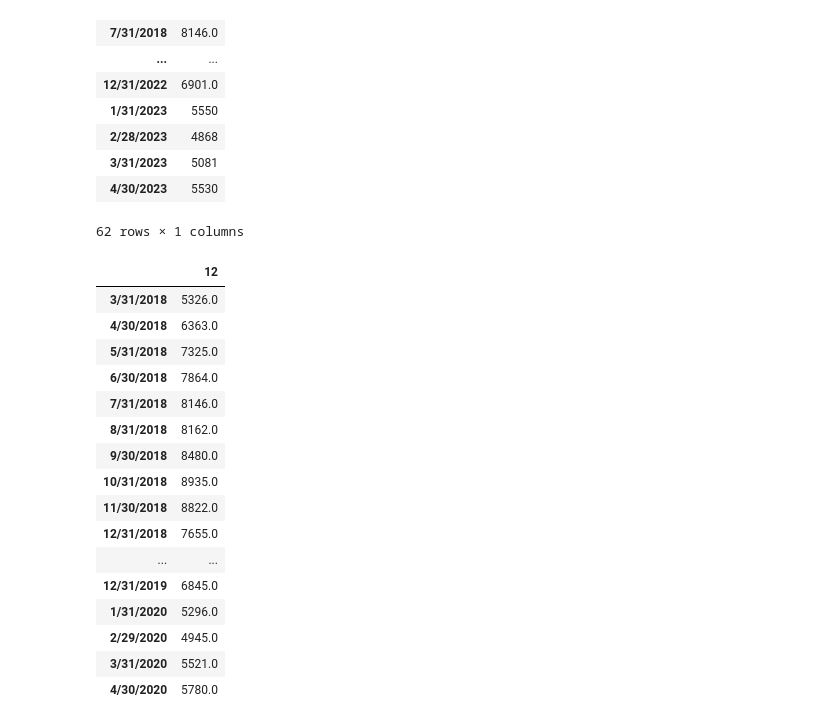
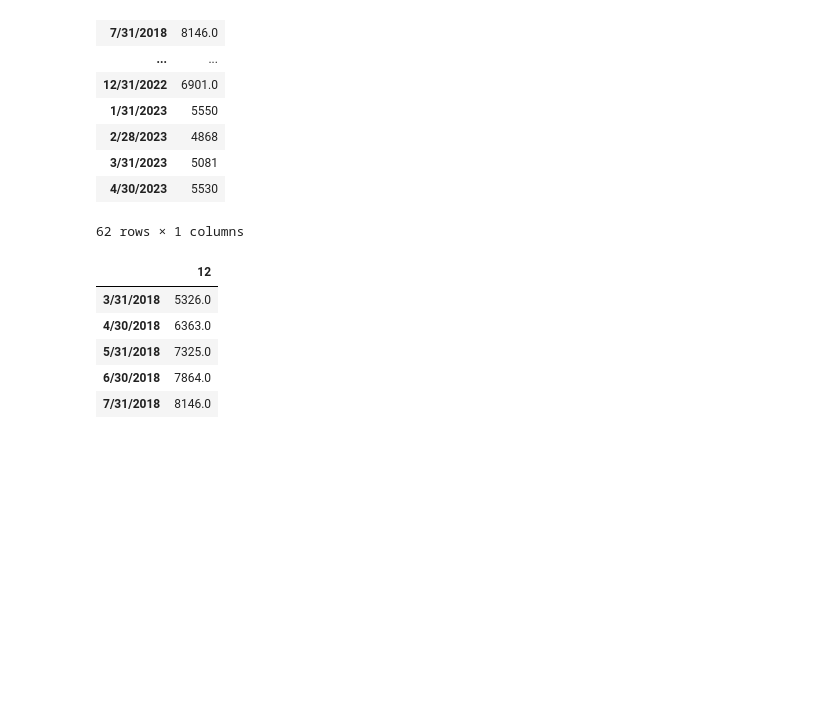
Before and after one commit to caleighteahan/Project_1, a Jupyter notebook: Starter_4.ipynb, the cells around one changed output. Saved outputs shown, nothing was run; the diff lists cells and outputs as text; code cells hidden in the pictures; blank space fills up the shorter version.

```diff
--- a/Starter_4.ipynb
+++ b/Starter_4.ipynb
@@ -48,24 +48,13 @@ clean_sf
 62 rows × 1 columns
 # %%
 pre_covid_df=(clean_sf.iloc[:26])
-pre_covid_df
+pre_covid_df.head()
 # %% [output]
 |  | 12 |
 | 3/31/2018 | 5326.0 |
 | 4/30/2018 | 6363.0 |
 | 5/31/2018 | 7325.0 |
 | 6/30/2018 | 7864.0 |
 | 7/31/2018 | 8146.0 |
-| 8/31/2018 | 8162.0 |
-| 9/30/2018 | 8480.0 |
-| 10/31/2018 | 8935.0 |
-| 11/30/2018 | 8822.0 |
-| 12/31/2018 | 7655.0 |
-| ... | ... |
-| 12/31/2019 | 6845.0 |
-| 1/31/2020 | 5296.0 |
-| 2/29/2020 | 4945.0 |
-| 3/31/2020 | 5521.0 |
-| 4/30/2020 | 5780.0 |
 # %%
 post_covid_df=(clean_sf.iloc[26:70])
```
Also changed, not shown: parts of 9 cells of this notebook.
